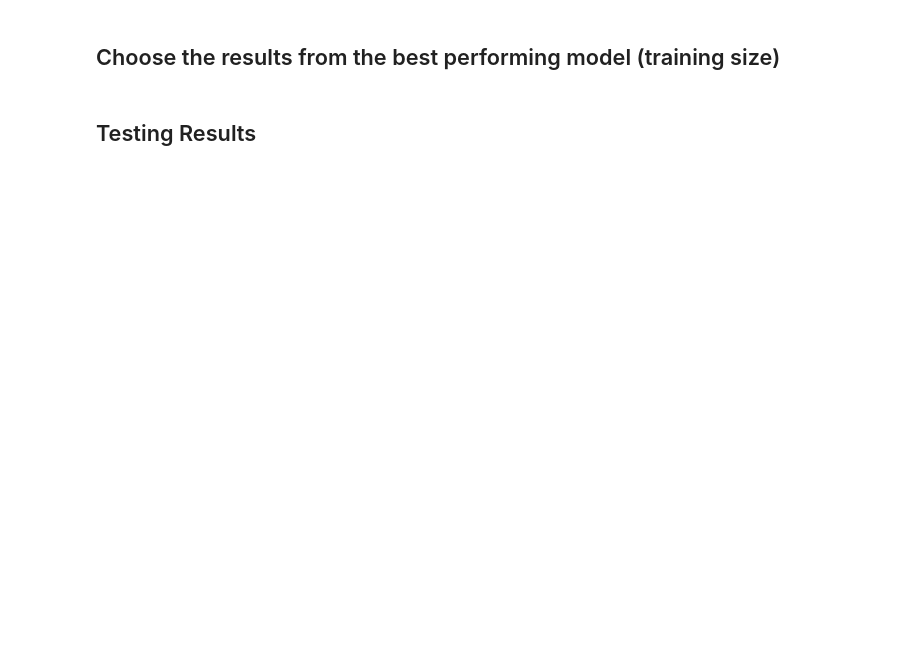
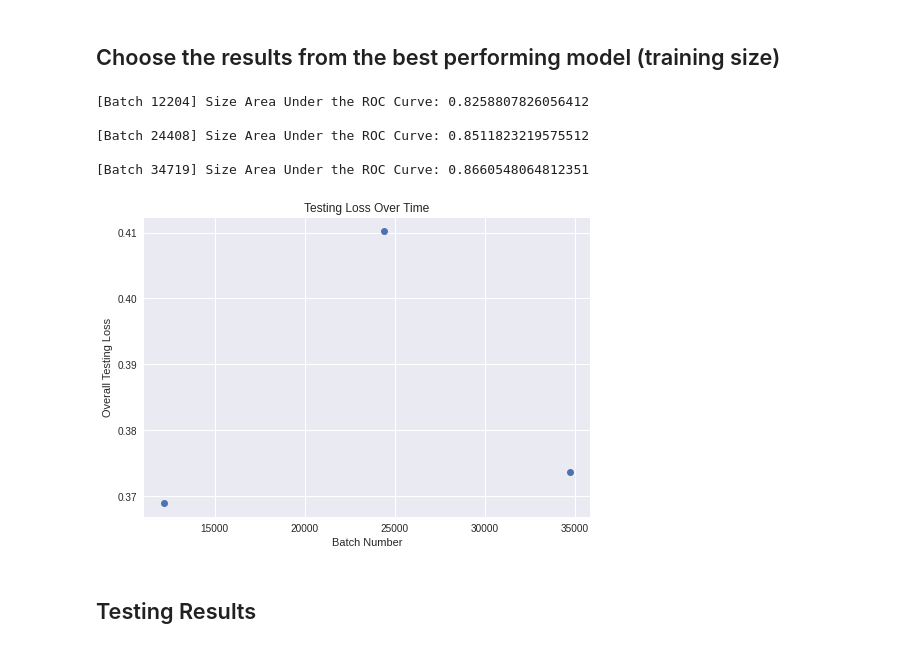
Before and after one commit to andrewmashhadi/Melanoma_Classification_Project, a Jupyter notebook: Melanoma_ResNeSt.ipynb, the cells around one changed output. Cells and saved outputs as stored; diff of their text form; code cells hidden in the pictures; blank space fills up the shorter version.

Commit message:
added some preliminary resnest results

```diff
--- a/Melanoma_ResNeSt.ipynb
+++ b/Melanoma_ResNeSt.ipynb
@@ -530,7 +537,8 @@ for fname in weight_fnames:
     checkpoint = torch.load(f'./saved_weights4/{fname}', map_location=device)
 
     # network weights load
-    net = torchvision.models.resnet152(weights='IMAGENET1K_V2').to(device)
+    net = torch.hub.load('zhanghang1989/ResNeSt', 'resnest269', pretrained=True).to(device)
+
 
     # for feature extraction
     #for param in net.parameters():
@@ -538,15 +546,15 @@ for fname in weight_fnames:
 
     num_ftrs = net.fc.in_features
     net.fc = nn.Sequential(
-               nn.Linear(num_ftrs, 300),
-               nn.BatchNorm1d(300),
+               nn.Linear(num_ftrs, 1024),
+               nn.BatchNorm1d(1024),
+               nn.ReLU(),
+               nn.Dropout(p=0.4),
+               nn.Linear(1024, 256),
+               nn.BatchNorm1d(256),
                nn.ReLU(),
                nn.Dropout(p=0.3),
-               nn.Linear(300, 100),
-               nn.BatchNorm1d(100),
-               nn.ReLU(),
-               nn.Dropout(p=0.3),
-               nn.Linear(100, 1),
+               nn.Linear(256, 1),
                nn.Sigmoid()).to(device)
 
     net.load_state_dict(checkpoint['model_state_dict'])
@@ -601,7 +609,7 @@ for fname in weight_fnames:
     res["num_batches"] = checkpoint['mini_batch']
     res["testing_loss"] = running_loss / (i+1)
 
-    pkl_f_name = f'./saved_results3_tmp/results_ResNet152_{checkpoint["mini_batch"]}b.pkl'
+    pkl_f_name = f'./saved_results4/results_ResNeSt_{checkpoint["mini_batch"]}b.pkl'
     with open(pkl_f_name, 'wb') as f:
         pickle.dump(res, f)
 
@@ -624,35 +689,42 @@ if recalc_loss_plot:
 
     batch_sizes = []
     losses = []
-    res_fnames = os.listdir('./saved_results3_tmp/')
+    res_fnames = os.listdir('./saved_results4/')
 
     for fname in res_fnames:
-        with open(f'./saved_results3_tmp/{fname}', 'rb') as f:
+        with open(f'./saved_results4/{fname}', 'rb') as f:
             res = pickle.load(f)
             batch_sizes.append(res["num_batches"])
             losses.append(res["testing_loss"])
 
 
             gt = res["ground_truths"]
             probs = np.array(res["probs"])
 
             # match formats (shouldve done this before, forgot to check)
             ground_truths = []
             for i in range(len(gt)):
                 if gt[i].size() > torch.Size([1]):
                     ground_truths += gt[i].squeeze(-1).tolist()
                 else:
                     ground_truths.append(gt[i].squeeze(-1).tolist())
 
             ground_truths = np.array(ground_truths)
             print(f"[Batch {res['num_batches']}] Size Area Under the ROC Curve:", metrics.roc_auc_score(ground_truths, probs), "\n")
 
 
     plt.plot(batch_sizes, losses, 'o')
     plt.title("Testing Loss Over Time")
     plt.xlabel("Batch Number")
     plt.ylabel("Overall Testing Loss")
     plt.show()
+# %% [output]
+[Batch 12204] Size Area Under the ROC Curve: 0.8258807826056412
+
+[Batch 24408] Size Area Under the ROC Curve: 0.8511823219575512
+
+[Batch 34719] Size Area Under the ROC Curve: 0.8660548064812351
+[figure, added]
 # %%
 best_batch_size = 21350
 
```
Also changed, not shown: parts of 7 cells of this notebook, 5 other files.
